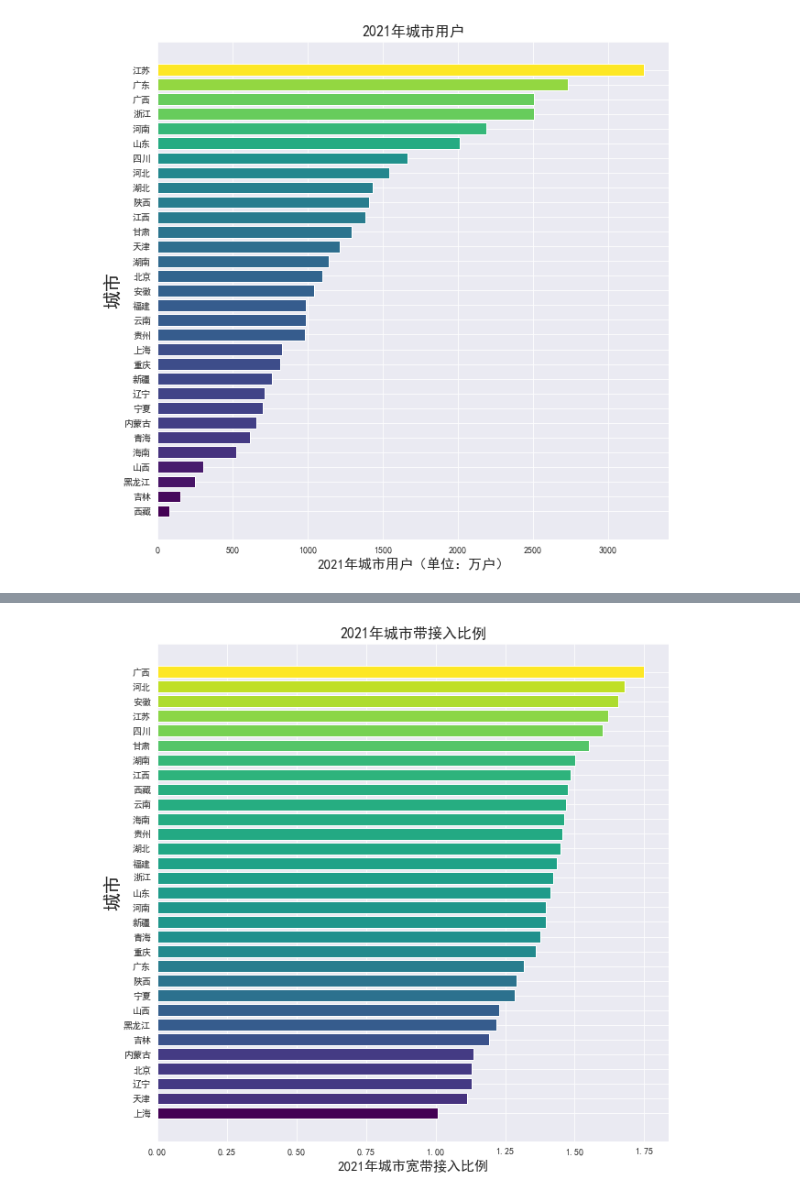
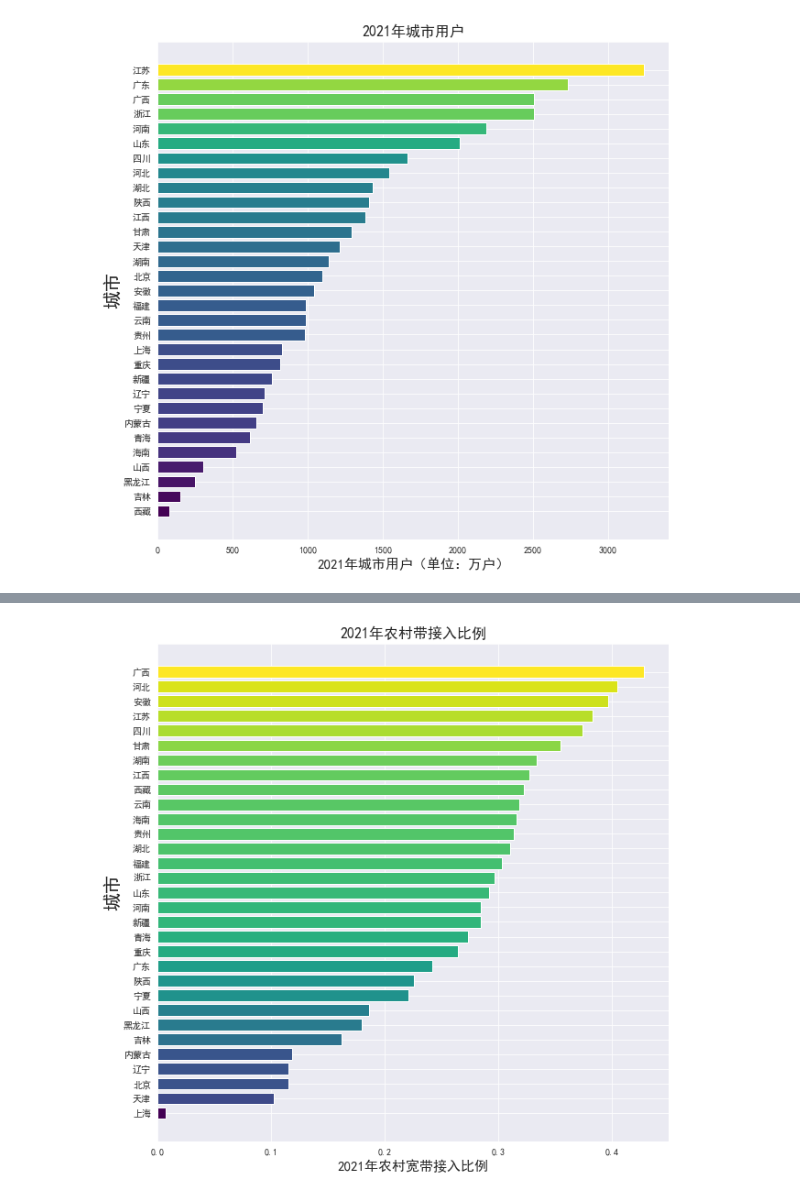
Before and after one commit to TakanashiXny/Introduction-of-DaSE, a Jupyter notebook: final/final3.ipynb, the cells around one changed output, grey strips where cells are left out. Drawn from its saved outputs; the diff is of its cells as text; code cells hidden in the pictures.

```diff
--- a/final/final3.ipynb
+++ b/final/final3.ipynb
@@ -380,7 +375,7 @@ plt.show()
 # %% [output]
 [figure]
 # %%
-data['2021年宽带接入'] = data['2021年宽带接入'] / data['2021年城市用户']
+data['2021年宽带接入'] = data['2021年农村用户'] / data['2021年宽带接入']
 data
 # %% [output]
 |  | 地区 | 2021年宽带接入 | 宽带接入比2020年增减 | 2021年FTTH/0用户 | FTTH/0用户比2020年增减 | 2021年100M-1000M | ... |
@@ -424,15 +419,15 @@ data1
 # %%
 lst = list(data1['2021年宽带接入'])
 lst1 = list(data1['地区'])
 norm = plt.Normalize(min(lst), max(lst))
 norm_y = norm(lst)
 plt.figure(figsize=(10, 10))
 map_vir = cm.get_cmap(name='viridis')
 color = map_vir(norm_y)
 plt.barh(lst1, lst, color=color)
 plt.ylabel('城市',fontdict={'size':20})
-plt.xlabel('2021年城市宽带接入比例', fontdict={'size':15})
-plt.title('2021年城市带接入比例', fontdict={'size':16})
+plt.xlabel('2021年农村宽带接入比例', fontdict={'size':15})
+plt.title('2021年农村带接入比例', fontdict={'size':16})
 plt.show()
 # %% [output]
-[figure, old version]
+[figure, new version]
```
Also changed, not shown: parts of 22 cells of this notebook, 2 other files.
